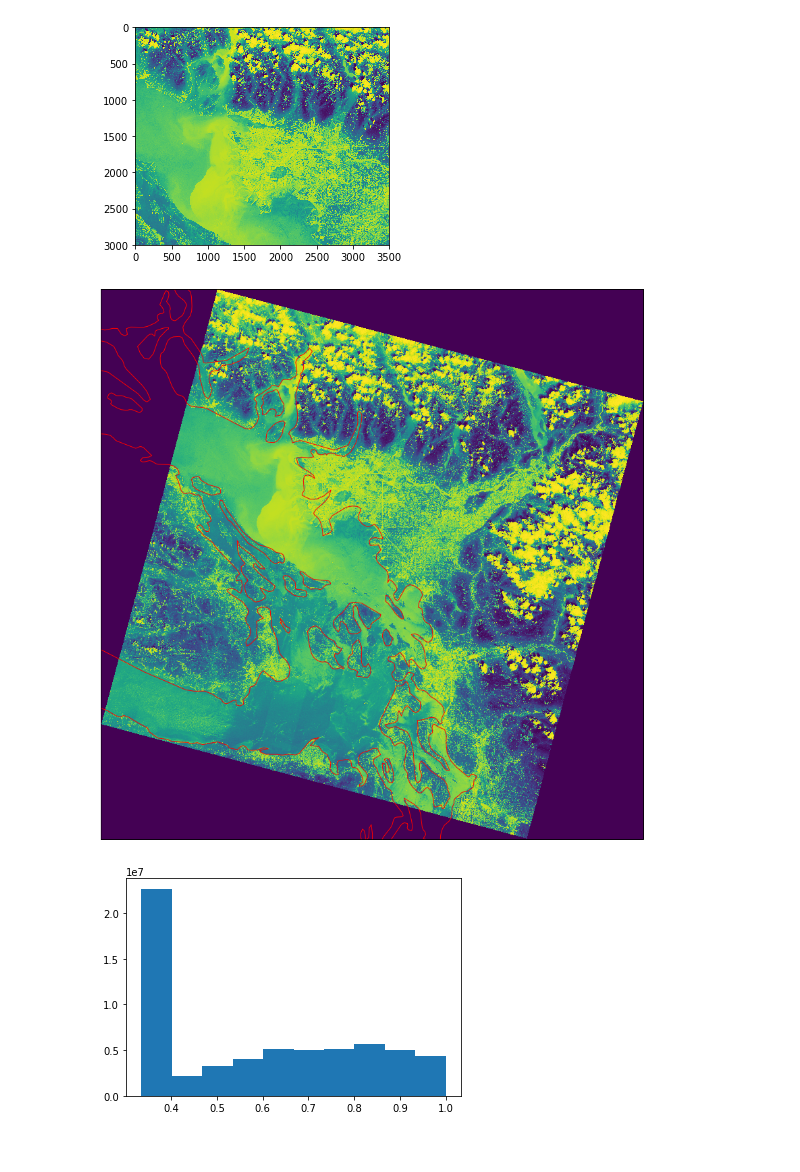
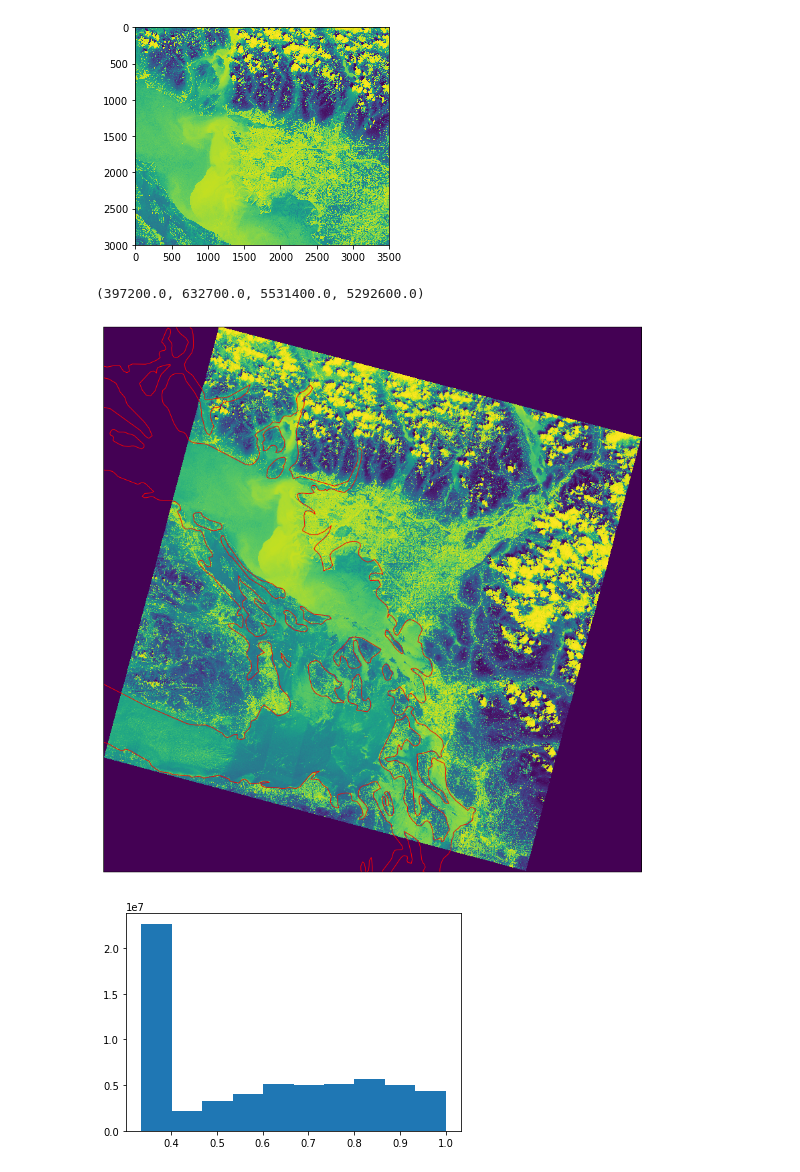
Before and after one commit to Pearl-Ayem/ATSC_Course_Work, a Jupyter notebook: notebooks/stretch.ipynb, the cells around one changed output. Drawn from its saved outputs; the diff is of its cells as text; code cells hidden in the pictures.

```diff
--- a/notebooks/stretch.ipynb
+++ b/notebooks/stretch.ipynb
@@ -69,24 +69,26 @@ plt.imshow(img_eq[1000:4000,1500:5000],interpolation="nearest");
 # %%
 %matplotlib inline
 
 xmin=meta_dict['CORNER_UL_PROJECTION_X_PRODUCT']
 xmax=meta_dict['CORNER_UR_PROJECTION_X_PRODUCT']
 ymax=meta_dict['CORNER_LL_PROJECTION_Y_PRODUCT']
 ymin=meta_dict['CORNER_UL_PROJECTION_Y_PRODUCT']
 
 from matplotlib import pyplot as plt
 import cartopy
 zone=meta_dict['UTM_ZONE']
 zone_code = 32610
 #https://epsg.io/32610
 crs = cartopy.crs.epsg(zone_code)
 fig, ax = plt.subplots(1, 1,figsize=[15,15],subplot_kw={'projection': crs})
 ax.imshow(img_eq, origin='lower', extent=[xmin, xmax, ymin, ymax], transform=crs,
           interpolation='nearest')
 ax.coastlines(resolution='10m',color='red',lw=1)
 ax.set_extent([xmin,xmax,ymin,ymax],crs)
+xmin,xmax,ymin,ymax
 # %% [output]
+(397200.0, 632700.0, 5531400.0, 5292600.0)
-[figure, old version]
+[figure, new version]
 # %%
 plt.hist(img_eq.ravel());
 # %% [output]
```
Also changed, not shown: 10 other files.
